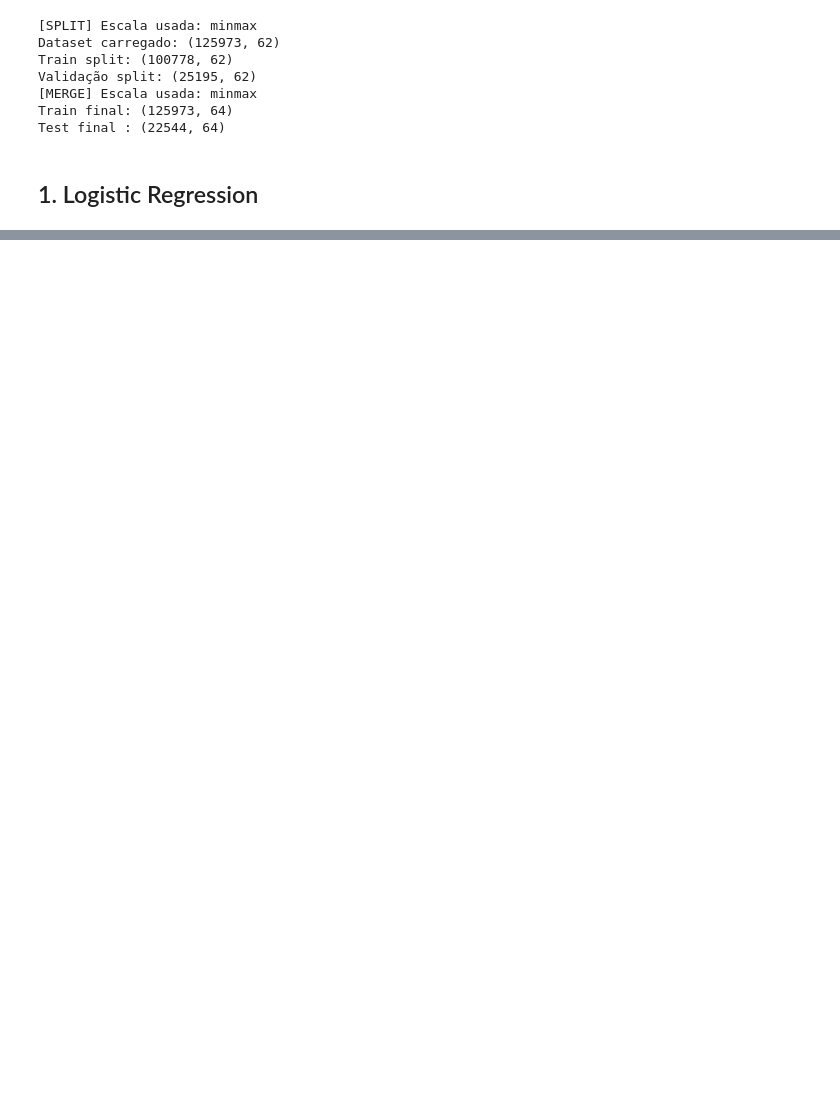
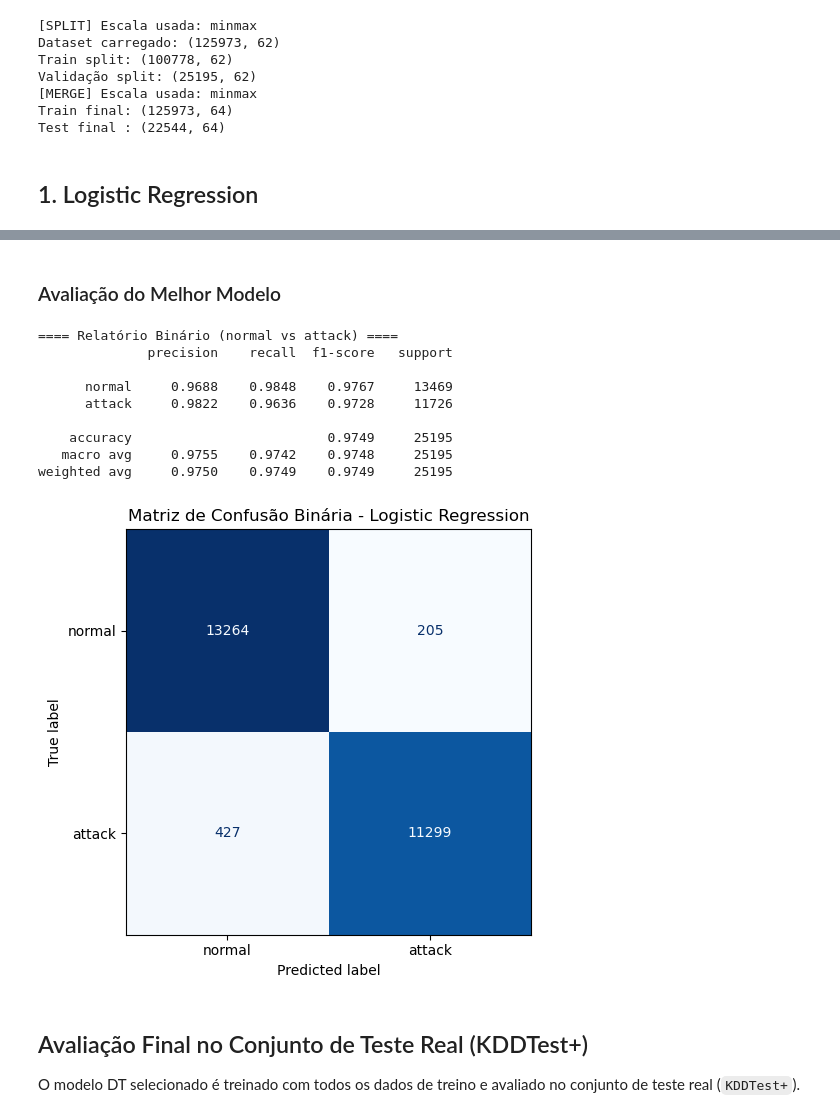
Before and after one commit to pedro-coelho-dr/ml-ids, a Jupyter notebook: notebooks/03_01_logistic_regression.ipynb, the cells around one changed output, grey strips where cells are left out. Saved outputs shown, nothing was run; the diff lists cells and outputs as text; code cells hidden in the pictures; blank space fills up the shorter version.

```diff
--- a/notebooks/03_01_logistic_regression.ipynb
+++ b/notebooks/03_01_logistic_regression.ipynb
@@ -106,0 +125,26 @@ Test final : (22544, 64)
+# %%
+
+# Modelo base
+lr = LogisticRegression(
+    penalty='l2',   # Regularização padrão
+    C=1.0,          # Força da regularização inversa
+    solver='lbfgs', # Solver adequado para multiclasse
+    multi_class='ovr',
+    max_iter=1000,
+    random_state=1
+)
+
+# Treinamento
+lr.fit(X_train, y_train_enc)
+
+# Predição
+y_pred = lr.predict(X_val)
+
+# Avaliação
+print("Acurácia:", accuracy_score(y_val_enc, y_pred))
+print(classification_report(
+    y_val_enc,
+    y_pred,
+    target_names=le.classes_,
+    digits=4
+))
@@ -106,0 +275,36 @@ Test final : (22544, 64)
+# %% [markdown]
+### Avaliação do Melhor Modelo
+# %%
+y_val_labels = le.inverse_transform(y_val_enc)
+y_pred_labels = le.inverse_transform(y_pred)
+
+y_val_bin = pd.Series(y_val_labels).apply(lambda x: 0 if x == "normal" else 1)
+y_pred_bin = pd.Series(y_pred_labels).apply(lambda x: 0 if x == "normal" else 1)
+
+print("==== Relatório Binário (normal vs attack) ====")
+print(classification_report(y_val_bin, y_pred_bin, target_names=["normal", "attack"], digits=4))
+
+cm_bin = confusion_matrix(y_val_bin, y_pred_bin)
+disp = ConfusionMatrixDisplay(confusion_matrix=cm_bin, display_labels=["normal", "attack"])
+
+fig, ax = plt.subplots(figsize=(6, 5))
+disp.plot(cmap="Blues", ax=ax, colorbar=False)
+plt.title("Matriz de Confusão Binária - Logistic Regression")
+plt.grid(False)
+plt.tight_layout()
+plt.show()
+# %% [output]
+==== Relatório Binário (normal vs attack) ====
+              precision    recall  f1-score   support
+
+      normal     0.9688    0.9848    0.9767     13469
+      attack     0.9822    0.9636    0.9728     11726
+
+    accuracy                         0.9749     25195
+   macro avg     0.9755    0.9742    0.9748     25195
+weighted avg     0.9750    0.9749    0.9749     25195
+[figure, added]
+# %% [markdown]
+## Avaliação Final no Conjunto de Teste Real (KDDTest+)
+
+O modelo DT selecionado é treinado com todos os dados de treino e avaliado no conjunto de teste real (`KDDTest+`).
```
Also changed, not shown: parts of 10 cells of this notebook.
